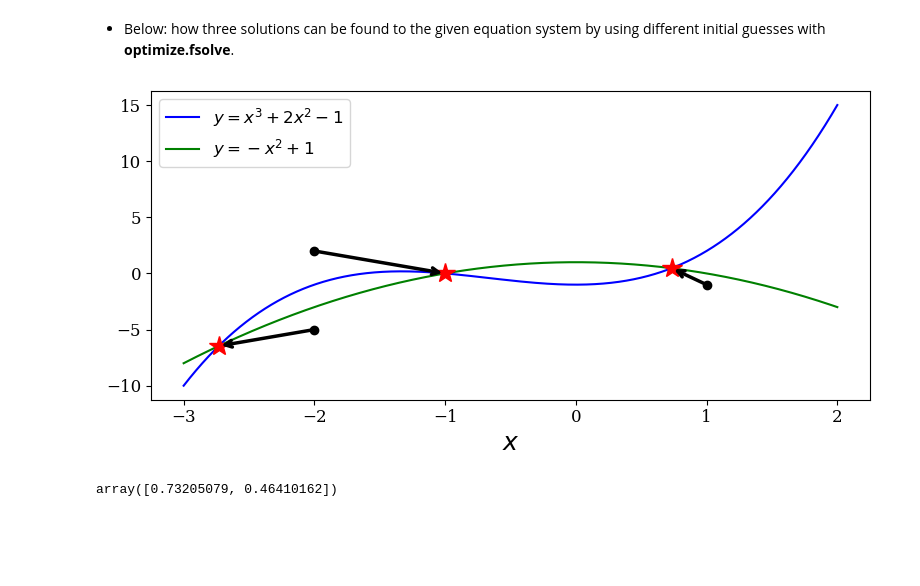
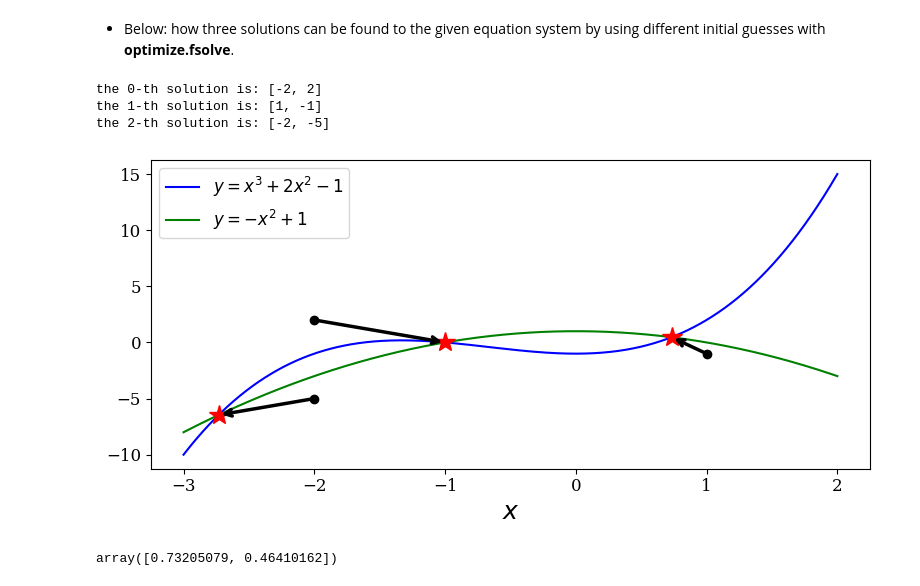
Before and after one commit to SJTUnderwater/Numeric-Python-SGPlan, a Jupyter notebook: ch05-equation-solving.ipynb, the cells around one changed output. Drawn from its saved outputs; the diff is of its cells as text; code cells hidden in the pictures; blank space fills up the shorter version.

```diff
--- a/ch05-equation-solving.ipynb
+++ b/ch05-equation-solving.ipynb
@@ -591,31 +591,41 @@ $\displaystyle \left[\begin{matrix}- 3 x^{2} - 4 x & 1\\2 x & 1\end{matrix}\righ
 # %%
 #def f(x):
 #    return [x[1] - x[0]**3 - 2 * x[0]**2 + 1, x[1] + x[0]**2 - 1]
 
 x = np.linspace(-3, 2, 5000)
 y1 = x**3 + 2 * x**2 -1
 y2 = -x**2 + 1
 
 fig, ax = plt.subplots(figsize=(8, 4))
 
 ax.plot(x, y1, 'b', lw=1.5, label=r'$y = x^3 + 2x^2 - 1$')
 ax.plot(x, y2, 'g', lw=1.5, label=r'$y = -x^2 + 1$')
 
 x_guesses = [[-2, 2], [1, -1], [-2, -5]]
-for x_guess in x_guesses:
+#for x_guess in x_guesses:
+for n,x_guess in enumerate(x_guesses):
+
     sol = optimize.fsolve(f, x_guess)
     ax.plot(sol[0], sol[1], 'r*', markersize=15)
 
     ax.plot(x_guess[0], x_guess[1], 'ko')
     ax.annotate("", xy=(sol[0], sol[1]), xytext=(x_guess[0], x_guess[1]),
                 arrowprops=dict(arrowstyle="->", linewidth=2.5))
 
+    print(f'the {n}-th solution is:',[x_guess[0], x_guess[1]])
+
+
+
+
 ax.legend(loc=0)
 ax.set_xlabel(r'$x$', fontsize=18)
 fig.tight_layout()
 fig.savefig('ch5-nonlinear-system.pdf')
 # %% [output]
+the 0-th solution is: [-2, 2]
+the 1-th solution is: [1, -1]
+the 2-th solution is: [-2, -5]
-[figure, old version]
+[figure, new version]
 # %%
 optimize.broyden2(f, x_guesses[1])
 # %% [output]
```
Also changed, not shown: parts of 1 cell of this notebook.
